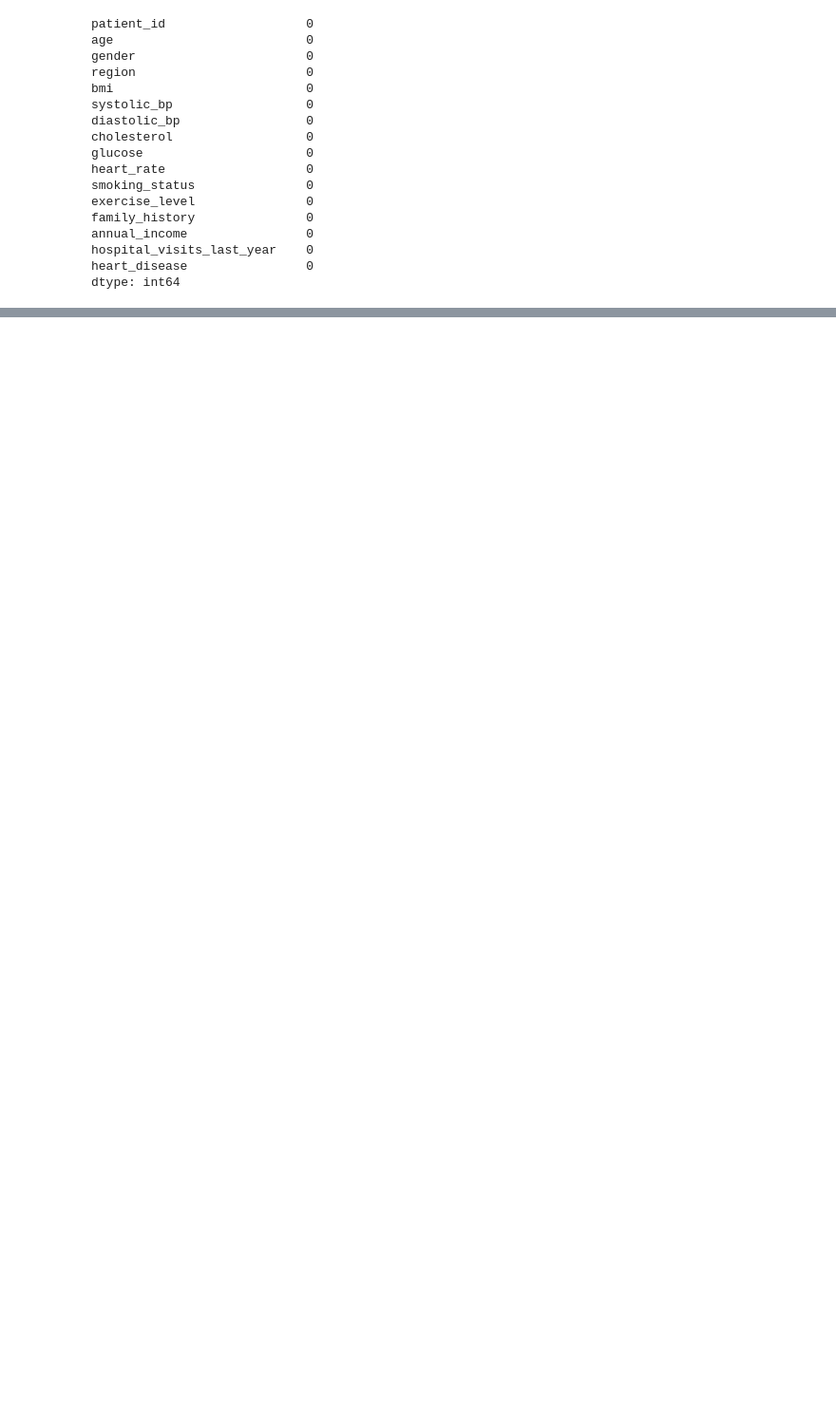
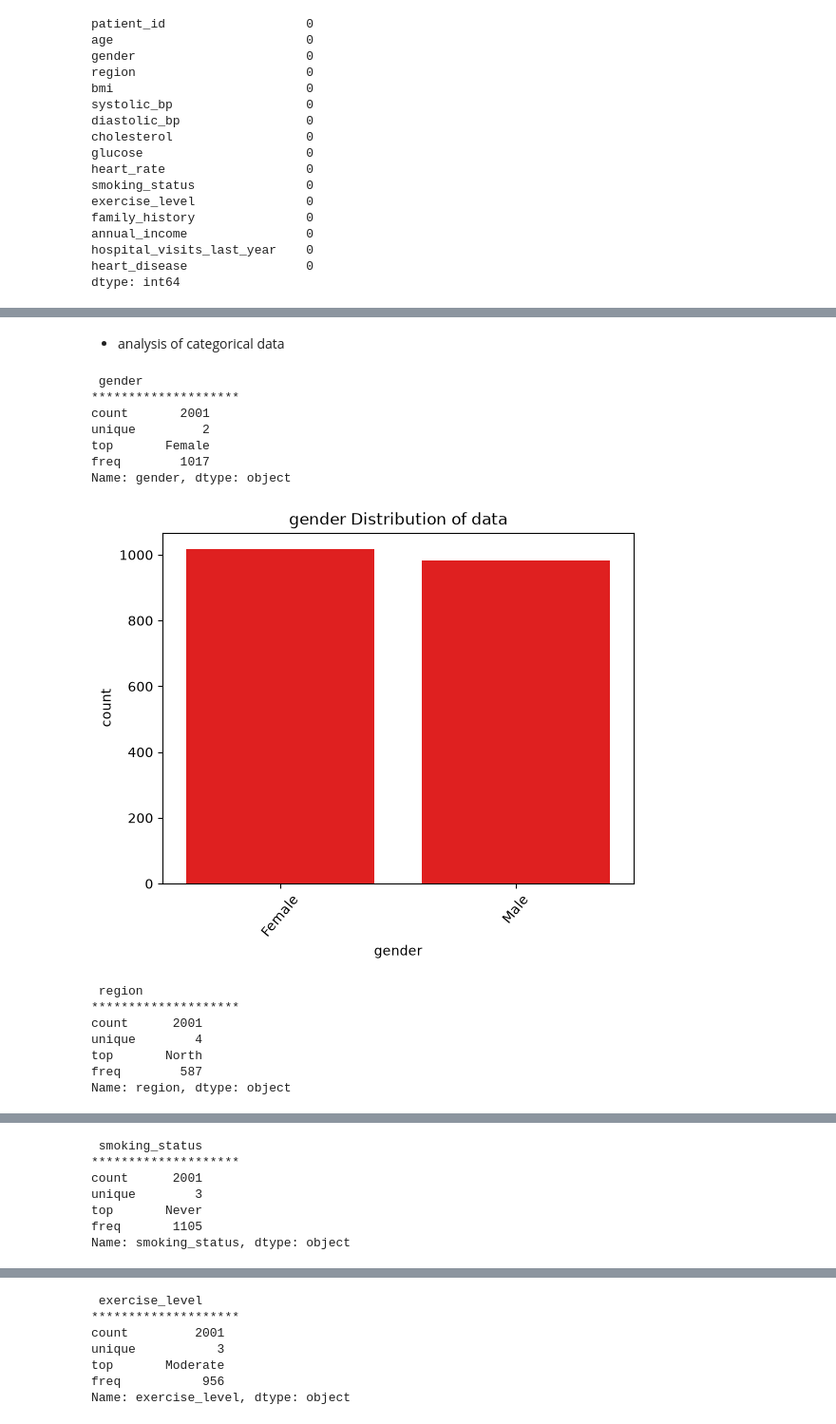
Before and after one commit to laxmanclinilaunch-hub/AI-ML-8-9-, a Jupyter notebook: 2.EDA/EDA_project.ipynb, the cells around one changed output, grey strips where cells are left out. Shown at 95% size. Drawn from its saved outputs; the diff is of its cells as text; code cells hidden in the pictures; blank space fills up the shorter version.

```diff
--- a/2.EDA/EDA_project.ipynb
+++ b/2.EDA/EDA_project.ipynb
@@ -362,0 +571,30 @@ dtype: int64
+# %% [markdown]
+- analysis of categorical data
+# %%
+for col in categorical_features:
+
+    print("\n",col)
+    print("********************")
+    print(df[col].describe())
+
+
+    sns.countplot(x=df[col],color="red")
+    plt.title(f"{col} Distribution of data")
+    plt.xticks(rotation=50)
+    plt.show()
+# %% [output]
+ gender
+********************
+count       2001
+unique         2
+top       Female
+freq        1017
+Name: gender, dtype: object
+[figure, added]
+ region
+********************
+count      2001
+unique        4
+top       North
+freq        587
+Name: region, dtype: object
@@ -362,0 +602,7 @@ dtype: int64
+ smoking_status
+********************
+count      2001
+unique        3
+top       Never
+freq       1105
+Name: smoking_status, dtype: object
@@ -362,0 +610,7 @@ dtype: int64
+ exercise_level
+********************
+count         2001
+unique           3
+top       Moderate
+freq           956
+Name: exercise_level, dtype: object
```
Also changed, not shown: parts of 25 cells of this notebook.
